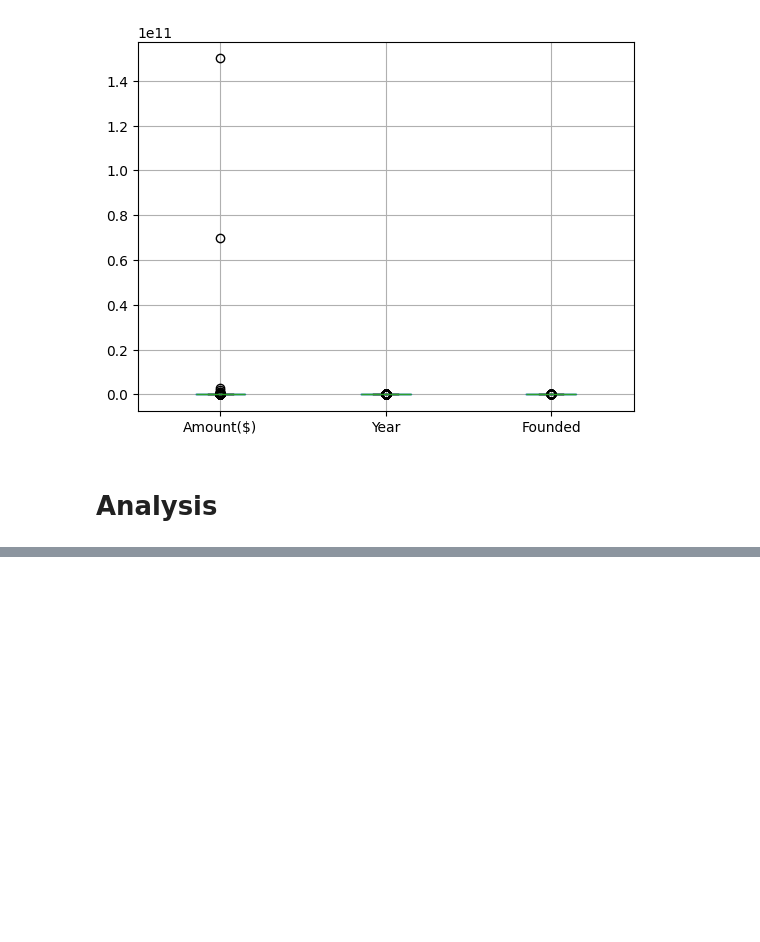
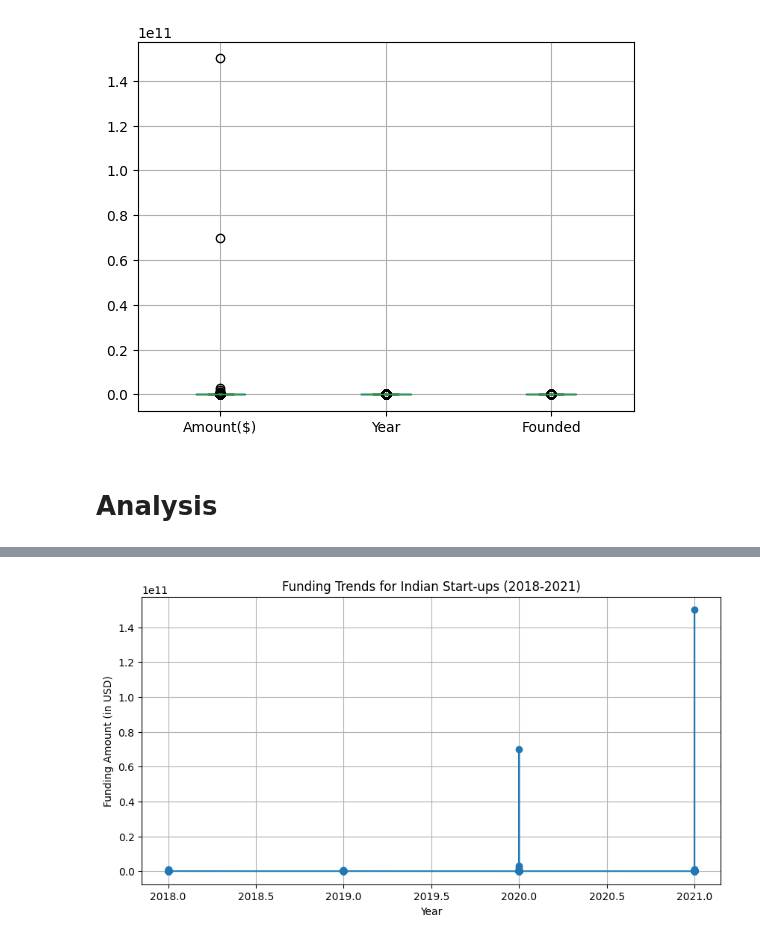
Before and after one commit to MoIdris/A-Data-Analytics-Project, a Jupyter notebook: Indian_Start-up.ipynb, the cells around one changed output, grey strips where cells are left out. Saved outputs shown, nothing was run; the diff lists cells and outputs as text; code cells hidden in the pictures; blank space fills up the shorter version.

```diff
--- a/Indian_Start-up.ipynb
+++ b/Indian_Start-up.ipynb
@@ -1364,0 +1369,19 @@ df.boxplot()
+# %%
+import matplotlib.pyplot as plt
+
+# Hypothetical data
+years = df['Year']
+funding_amounts = df['Amount($)']
+
+
+plt.figure(figsize=(10, 5))
+plt.plot(years, funding_amounts, marker='o')
+
+plt.title('Funding Trends for Indian Start-ups (2018-2021)')
+plt.xlabel('Year')
+plt.ylabel('Funding Amount (in USD)')
+
+plt.grid(True)
+plt.show()
+# %% [output]
+[figure, added]
```
Also changed, not shown: parts of 3 cells of this notebook.
